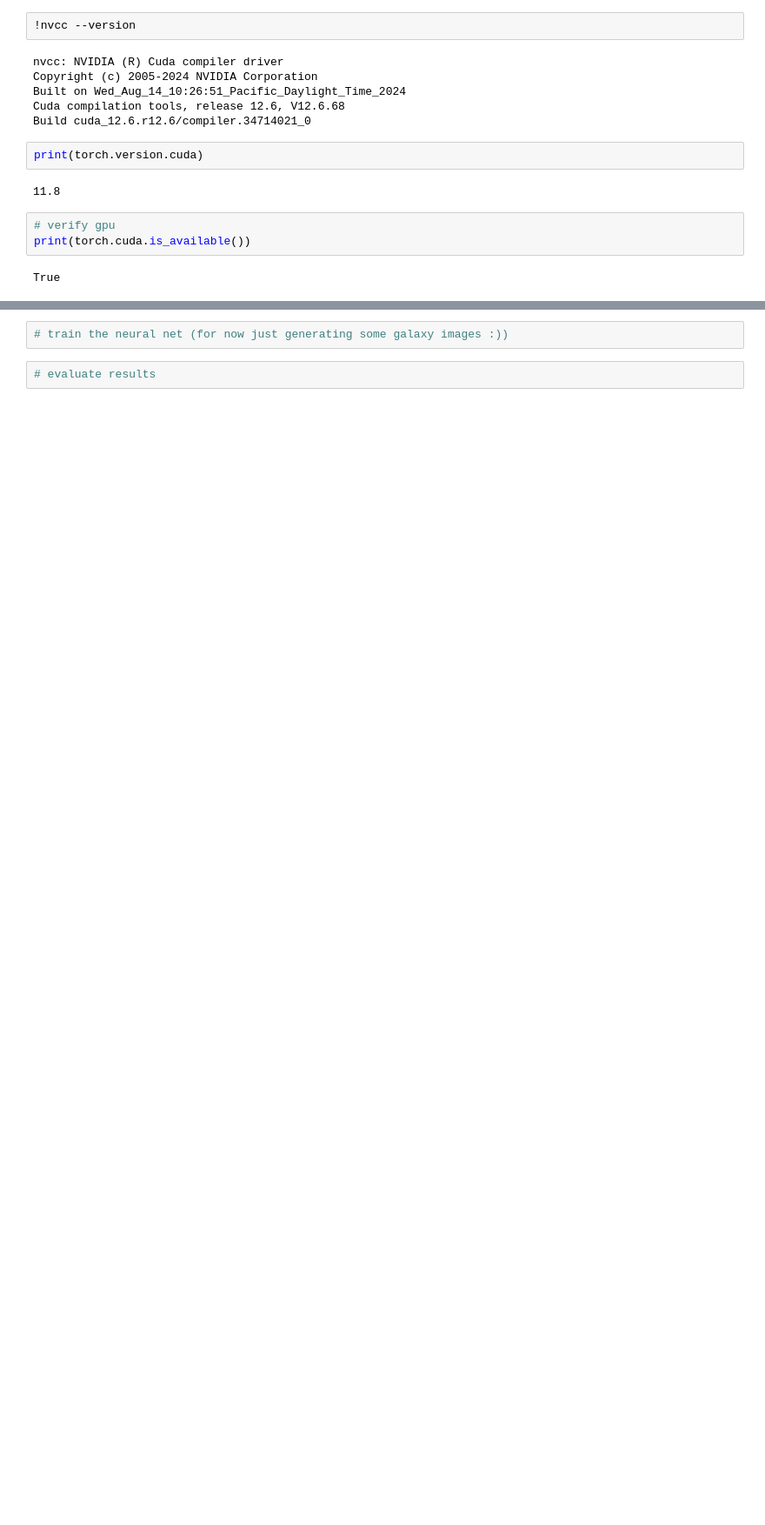
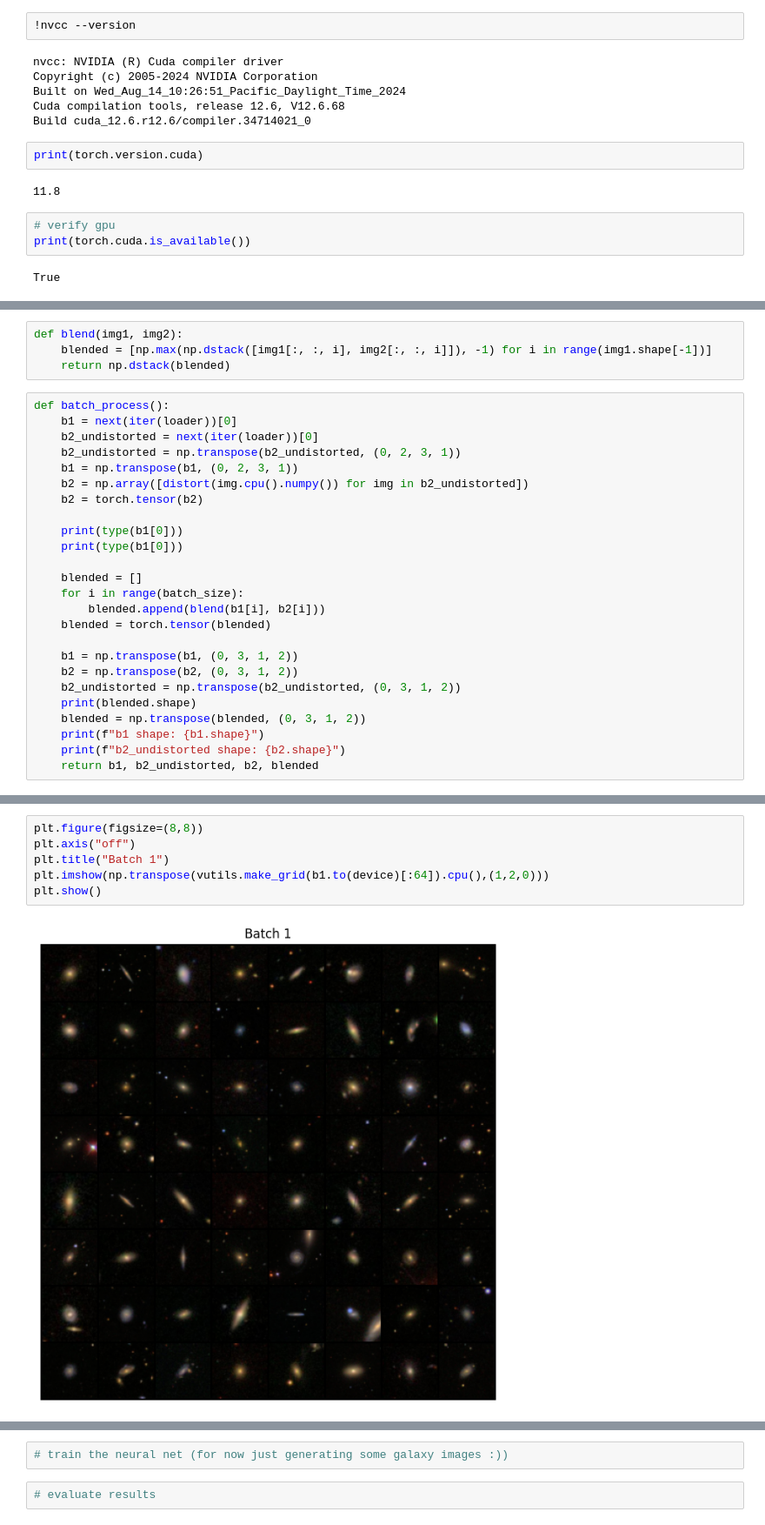
Before and after one commit to saahirN/VAE-GAN-Testing, a Jupyter notebook: vg.ipynb, the cells around one changed output, grey strips where cells are left out. Shown at 87% size. Drawn from its saved outputs; the diff is of its cells as text; blank space fills up the shorter version.

```diff
--- a/vg.ipynb
+++ b/vg.ipynb
@@ -81 +97,30 @@ plt.show()
+# %%
+def blend(img1, img2):
+    blended = [np.max(np.dstack([img1[:, :, i], img2[:, :, i]]), -1) for i in range(img1.shape[-1])]
+    return np.dstack(blended)
+# %%
+def batch_process():
+    b1 = next(iter(loader))[0]
+    b2_undistorted = next(iter(loader))[0]
+    b2_undistorted = np.transpose(b2_undistorted, (0, 2, 3, 1))
+    b1 = np.transpose(b1, (0, 2, 3, 1))
+    b2 = np.array([distort(img.cpu().numpy()) for img in b2_undistorted])
+    b2 = torch.tensor(b2)
+
+    print(type(b1[0]))
+    print(type(b1[0]))
+
+    blended = []
+    for i in range(batch_size):
+        blended.append(blend(b1[i], b2[i]))
+    blended = torch.tensor(blended)
+
+    b1 = np.transpose(b1, (0, 3, 1, 2))
+    b2 = np.transpose(b2, (0, 3, 1, 2))
+    b2_undistorted = np.transpose(b2_undistorted, (0, 3, 1, 2))
+    print(blended.shape)
+    blended = np.transpose(blended, (0, 3, 1, 2))
+    print(f"b1 shape: {b1.shape}")
+    print(f"b2_undistorted shape: {b2.shape}")
+    return b1, b2_undistorted, b2, blended
 # %%
@@ -86,0 +135,8 @@ def blend(b1, b2):
+# %%
+plt.figure(figsize=(8,8))
+plt.axis("off")
+plt.title("Batch 1")
+plt.imshow(np.transpose(vutils.make_grid(b1.to(device)[:64]).cpu(),(1,2,0)))
+plt.show()
+# %% [output]
+[figure, added]
```
Also changed, not shown: parts of 16 cells of this notebook.
